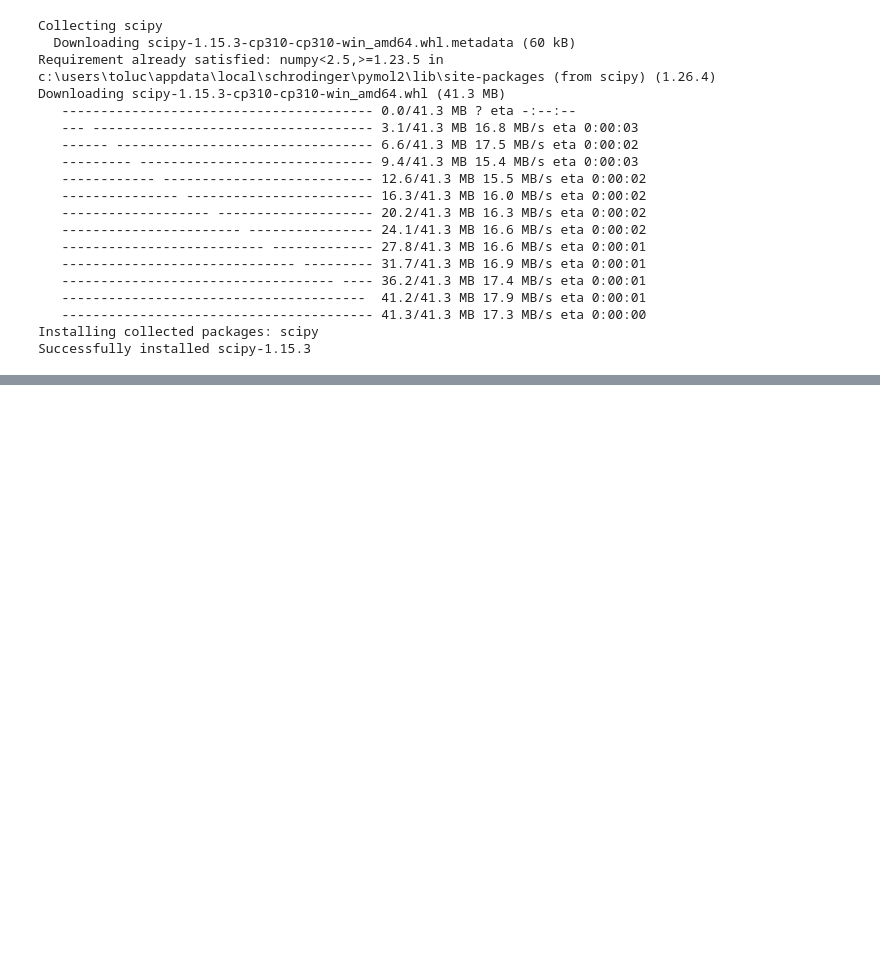
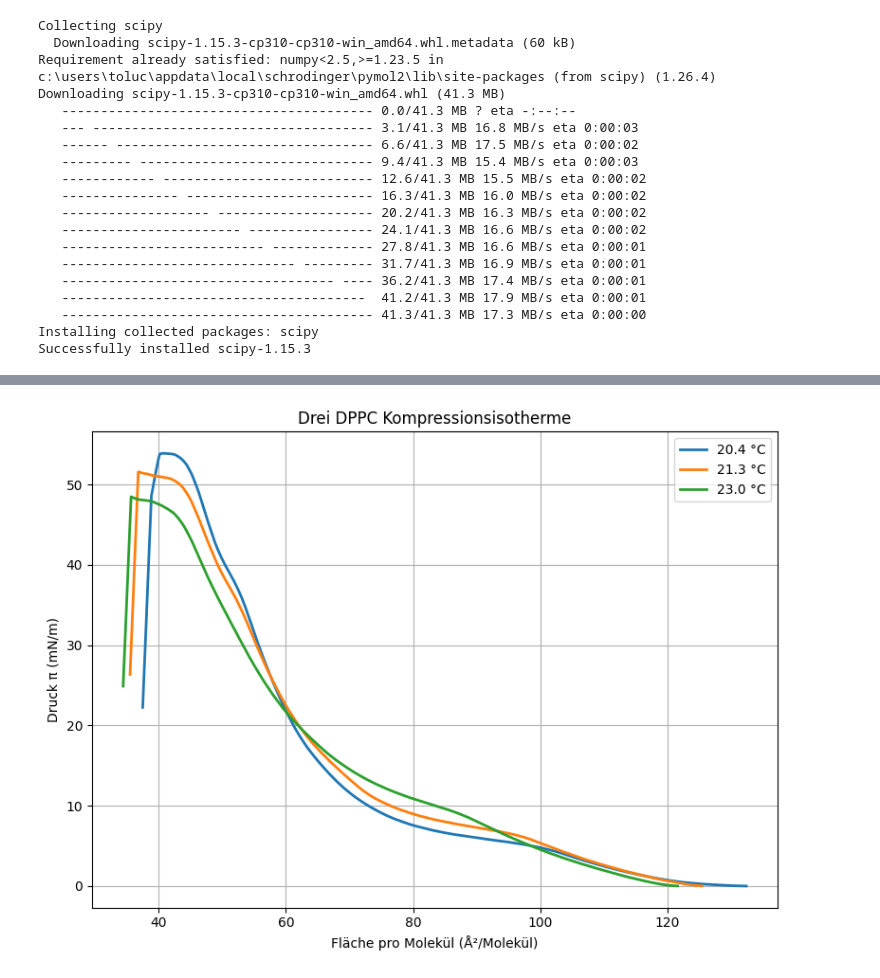
Before and after one commit to DaSch314/BPC-FILM, a Jupyter notebook: Messung3.ipynb, the cells around one changed output, grey strips where cells are left out. Saved outputs shown, nothing was run; the diff lists cells and outputs as text; code cells hidden in the pictures; blank space fills up the shorter version.

```diff
--- a/Messung3.ipynb
+++ b/Messung3.ipynb
@@ -86,2 +422,42 @@ plt.show()
 # %%
-a
+# -------------------------------------------------------------
+# Simple moving-average smoother (SciPy-free)
+# -------------------------------------------------------------
+def smooth(y, window=51):
+    window = window if window % 2 == 1 else window + 1  # ensure odd length
+    if window > len(y):
+        window = len(y) // 2 * 2 + 1
+    return np.convolve(y, np.ones(window)/window, mode='same')
+
+# -------------------------------------------------------------
+# SAFETY CHECKS
+# -------------------------------------------------------------
+for a, p in [(area1, pressure1), (area2, pressure2), (area3, pressure3)]:
+    if len(a) != len(p):
+        raise ValueError("areaX und pressureX müssen gleich lang sein!")
+
+# -------------------------------------------------------------
+# Smooth the curves
+# -------------------------------------------------------------
+p1_s = smooth(pressure1)
+p2_s = smooth(pressure2)
+p3_s = smooth(pressure3)
+
+# -------------------------------------------------------------
+# PLOT
+# -------------------------------------------------------------
+plt.figure(figsize=(8,6))
+
+plt.plot(area1, p1_s, label="20.4 °C", linewidth=2)
+plt.plot(area2, p2_s, label="21.3 °C", linewidth=2)
+plt.plot(area3, p3_s, label="23.0 °C", linewidth=2)
+
+plt.xlabel("Fläche pro Molekül (Å²/Molekül)")
+plt.ylabel("Druck π (mN/m)")
+plt.title("Drei DPPC Kompressionsisotherme")
+plt.grid(True)
+plt.legend()
+plt.tight_layout()
+plt.show()
+# %% [output]
+[figure, added]
```
Also changed, not shown: parts of 21 cells of this notebook, 4 other files.
